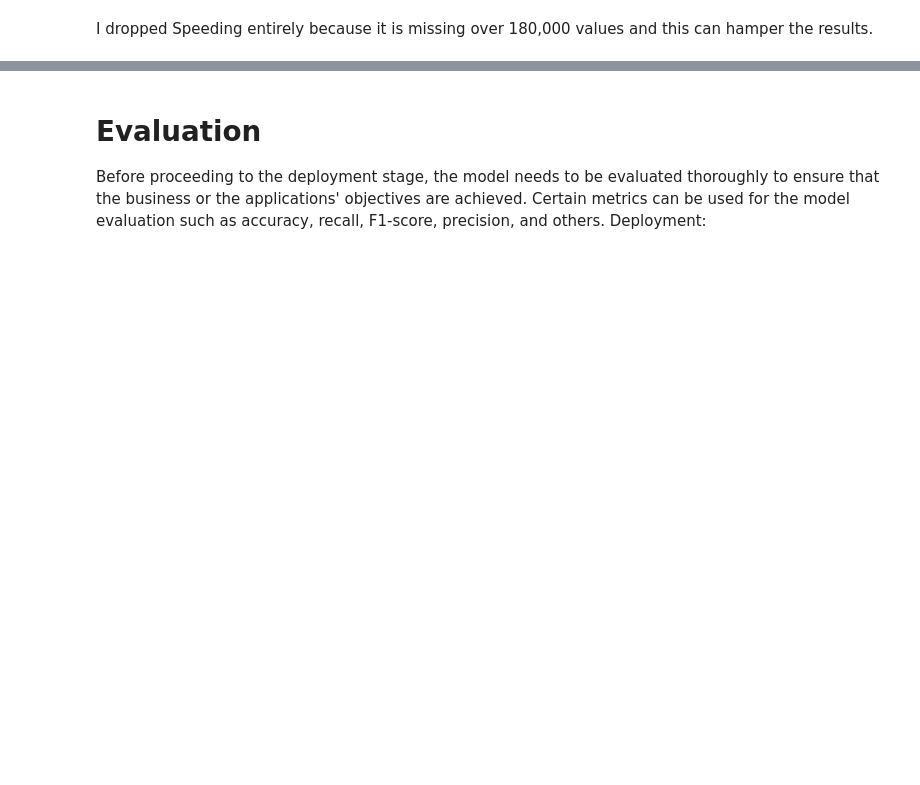
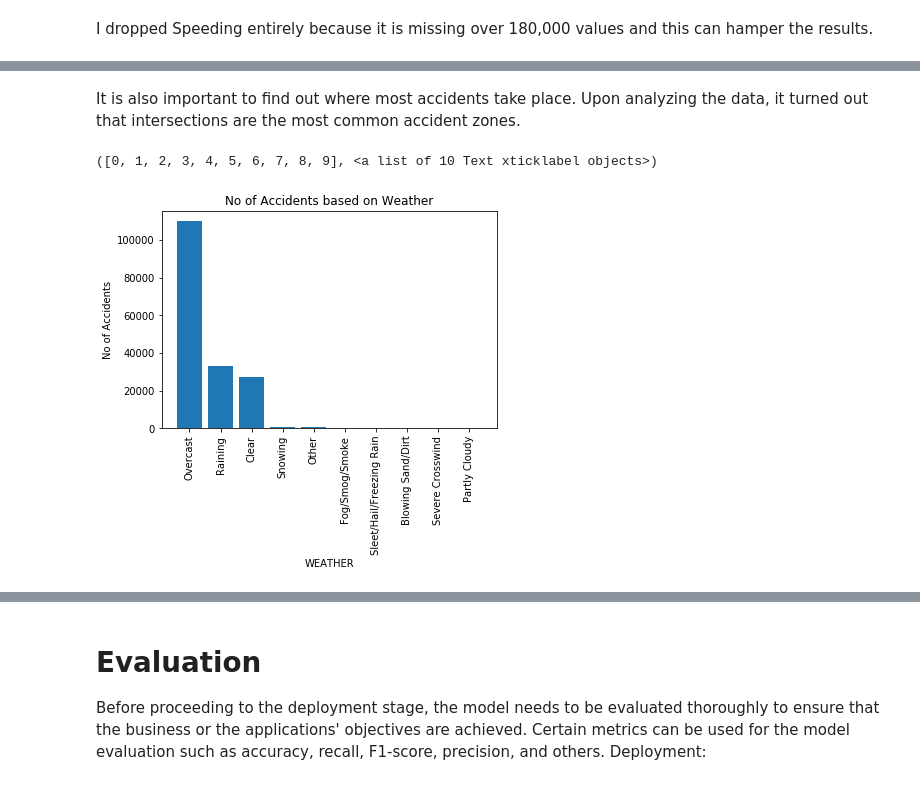
Before and after one commit to EliasJockheck/Coursera_Capstone, a Jupyter notebook: Coursera Capstone.ipynb, the cells around one changed output, grey strips where cells are left out. Saved outputs shown, nothing was run; the diff lists cells and outputs as text; code cells hidden in the pictures; blank space fills up the shorter version.

```diff
--- a/Coursera Capstone.ipynb
+++ b/Coursera Capstone.ipynb
@@ -108,0 +235,13 @@ Work with balanced dataset
+# %% [markdown]
+It is also important to find out where most accidents take place. Upon analyzing the data, it turned out that intersections are the most common accident zones.
+# %%
+X=collisions_red.WEATHER.unique()
+Data = collisions_red.WEATHER.value_counts()
+plt.bar(X, height=Data)
+plt.xlabel('WEATHER')
+plt.ylabel('No of Accidents')
+plt.title('No of Accidents based on Weather')
+plt.xticks(rotation = 90)
+# %% [output]
+([0, 1, 2, 3, 4, 5, 6, 7, 8, 9], <a list of 10 Text xticklabel objects>)
+[figure, added]
```
Also changed, not shown: parts of 77 cells of this notebook.
